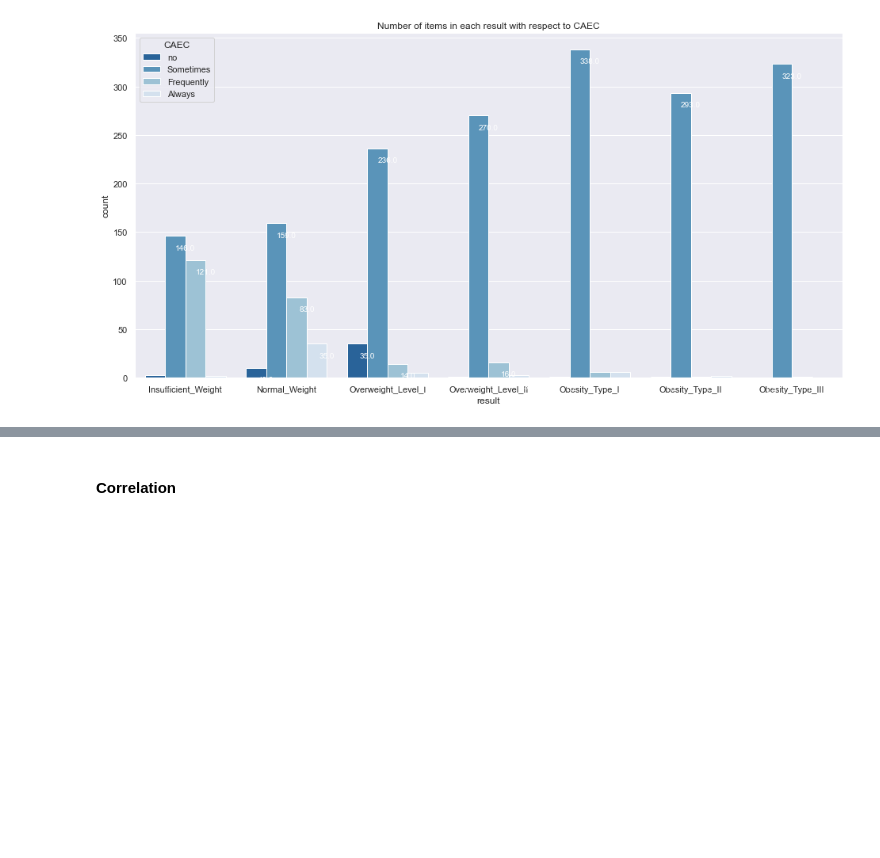
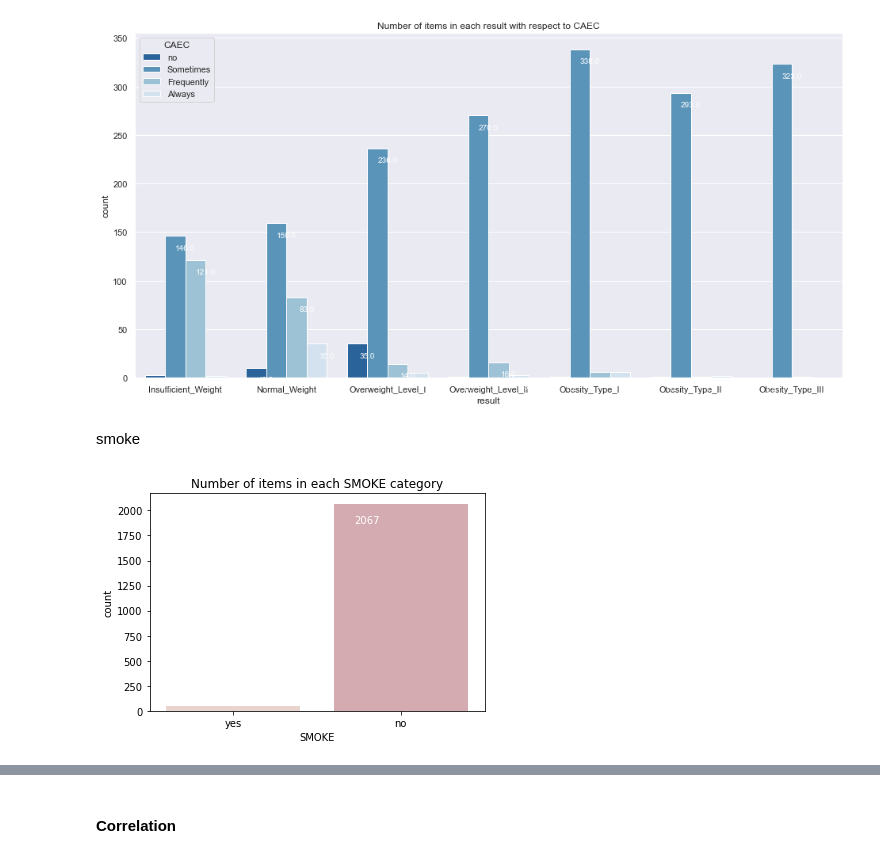
Before and after one commit to SanketAgwl/Obesity-Prediction-Data-Science, a Jupyter notebook: project.ipynb, the cells around one changed output, grey strips where cells are left out. Saved outputs shown, nothing was run; the diff lists cells and outputs as text; code cells hidden in the pictures; blank space fills up the shorter version.

```diff
--- a/project.ipynb
+++ b/project.ipynb
@@ -289,3 +289,9 @@ cross_plot(df, "result", "CAEC", weight_order, hue_order= ["no", "Sometimes", "F
 [figure]
 # %%
 # utk sanchit codes below
+# %% [markdown]
+smoke
+# %%
+count_values(df,"SMOKE",["yes","no"])
+# %% [output]
+[figure, added]
```
Also changed, not shown: parts of 12 cells of this notebook.
